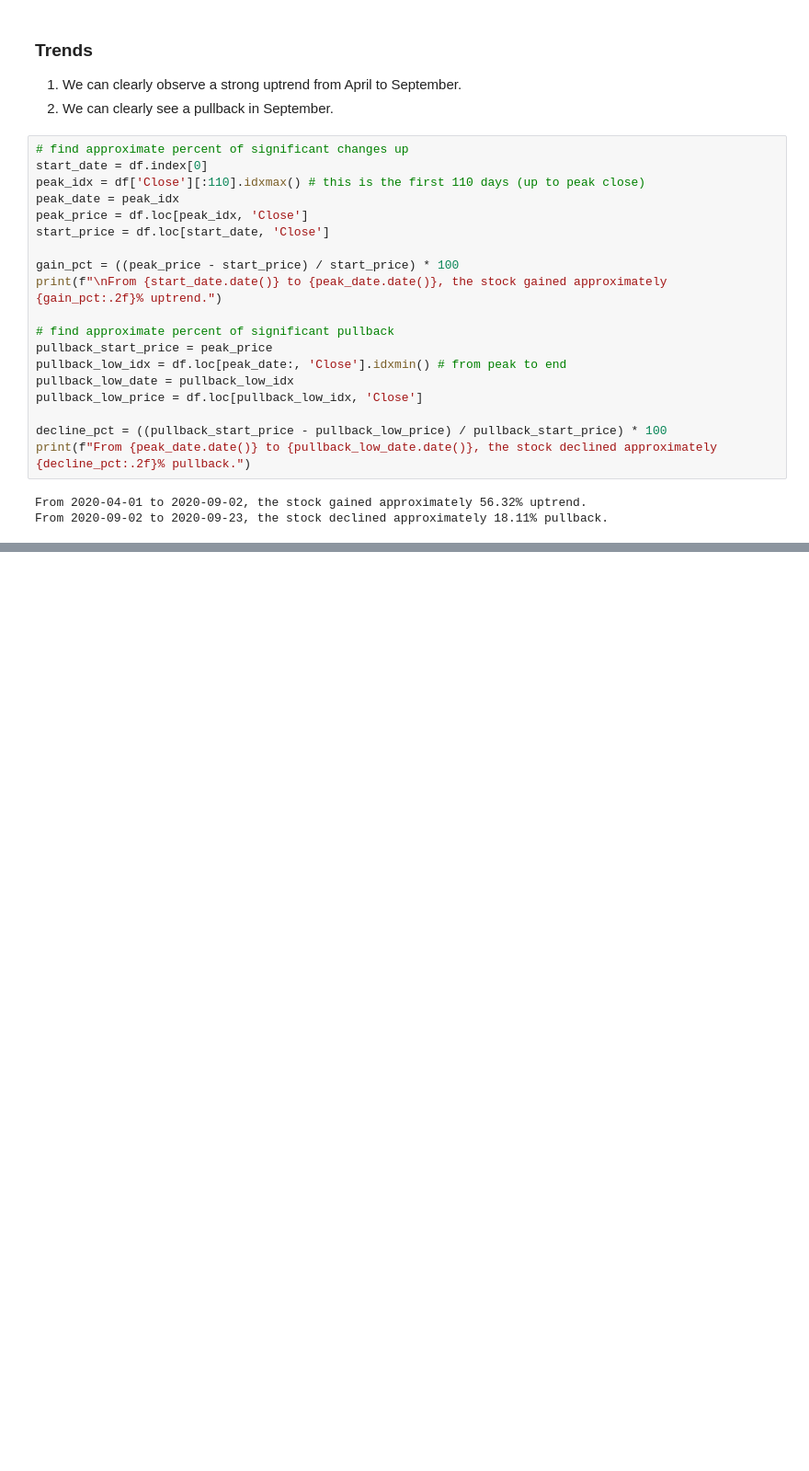
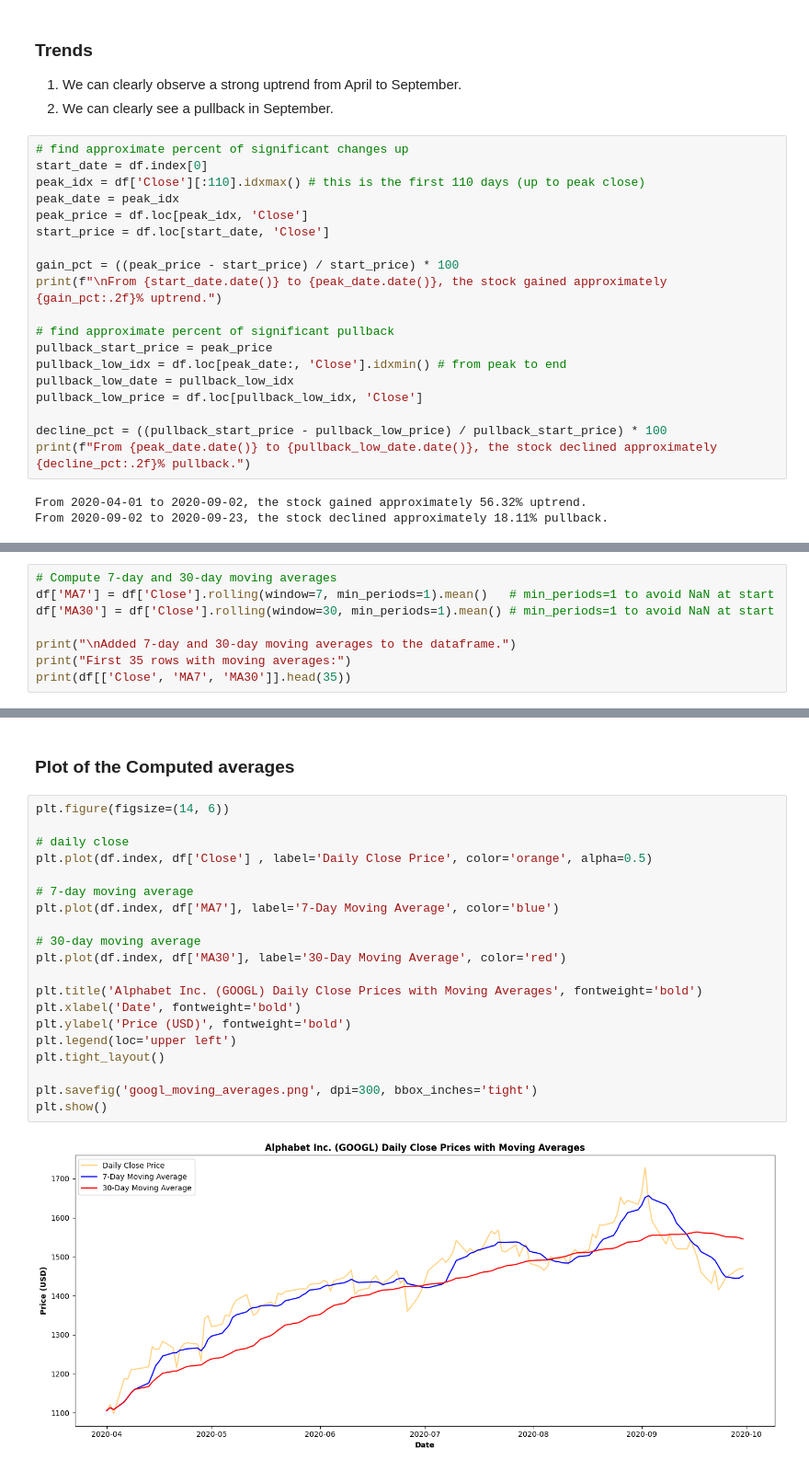
Before and after one commit to terrp/alphabet-stock-analysis, a Jupyter notebook: analysis.ipynb, the cells around one changed output, grey strips where cells are left out. Shown at 92% size. Saved outputs shown, nothing was run; the diff lists cells and outputs as text; blank space fills up the shorter version.

Commit message:
plot moving average, ignore pngs

```diff
--- a/analysis.ipynb
+++ b/analysis.ipynb
@@ -100,0 +104,8 @@ From 2020-09-02 to 2020-09-23, the stock declined approximately 18.11% pullback.
+# %%
+# Compute 7-day and 30-day moving averages
+df['MA7'] = df['Close'].rolling(window=7, min_periods=1).mean()   # min_periods=1 to avoid NaN at start
+df['MA30'] = df['Close'].rolling(window=30, min_periods=1).mean() # min_periods=1 to avoid NaN at start
+
+print("\nAdded 7-day and 30-day moving averages to the dataframe.")
+print("First 35 rows with moving averages:")
+print(df[['Close', 'MA7', 'MA30']].head(35))
@@ -100,0 +130,24 @@ From 2020-09-02 to 2020-09-23, the stock declined approximately 18.11% pullback.
+# %% [markdown]
+### Plot of the Computed averages
+# %%
+plt.figure(figsize=(14, 6))
+
+# daily close
+plt.plot(df.index, df['Close'] , label='Daily Close Price', color='orange', alpha=0.5)
+
+# 7-day moving average
+plt.plot(df.index, df['MA7'], label='7-Day Moving Average', color='blue')
+
+# 30-day moving average
+plt.plot(df.index, df['MA30'], label='30-Day Moving Average', color='red')
+
+plt.title('Alphabet Inc. (GOOGL) Daily Close Prices with Moving Averages', fontweight='bold')
+plt.xlabel('Date', fontweight='bold')
+plt.ylabel('Price (USD)', fontweight='bold')
+plt.legend(loc='upper left')
+plt.tight_layout()
+
+plt.savefig('googl_moving_averages.png', dpi=300, bbox_inches='tight')
+plt.show()
+# %% [output]
+[figure, added]
```
Also changed, not shown: parts of 3 cells of this notebook, 1 other file.
